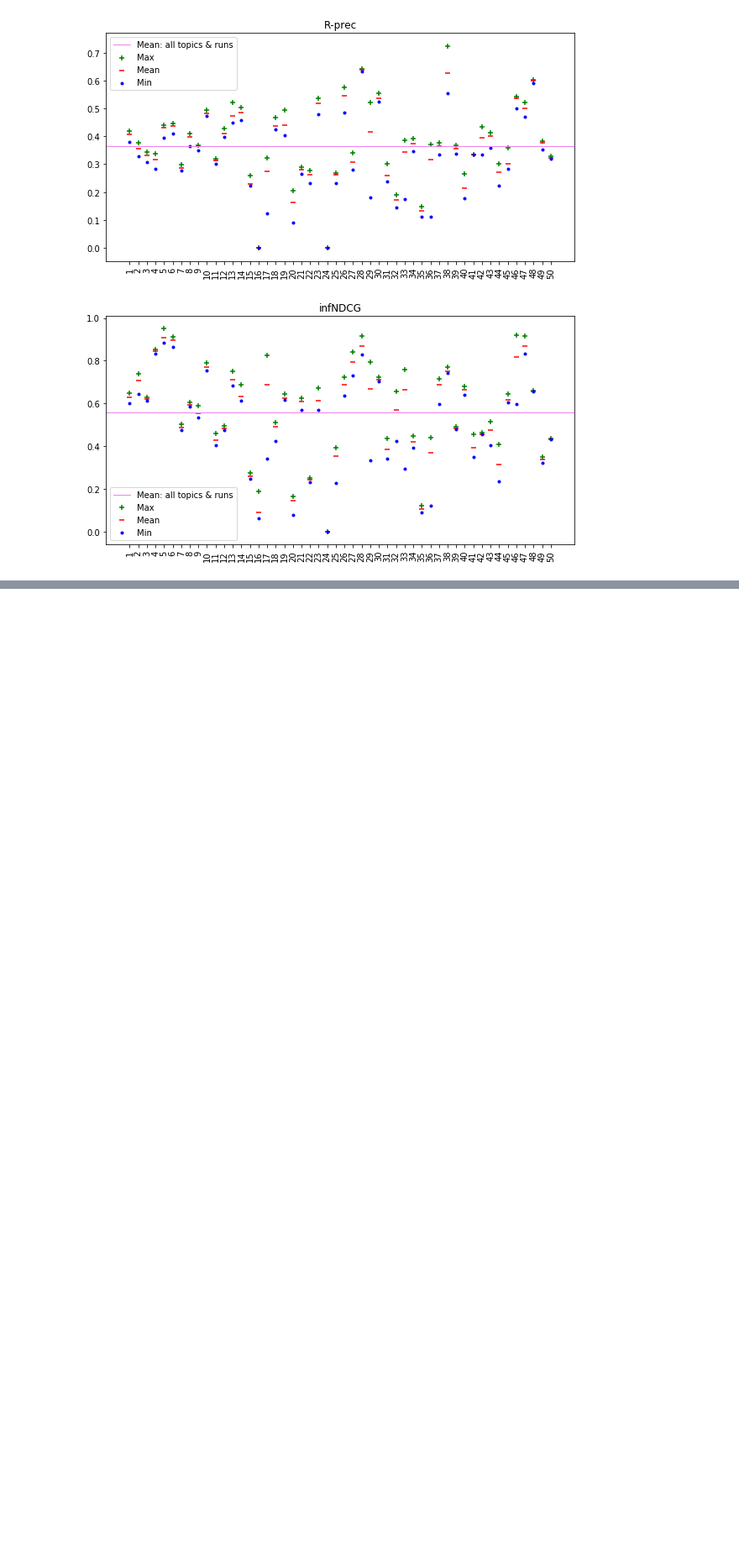
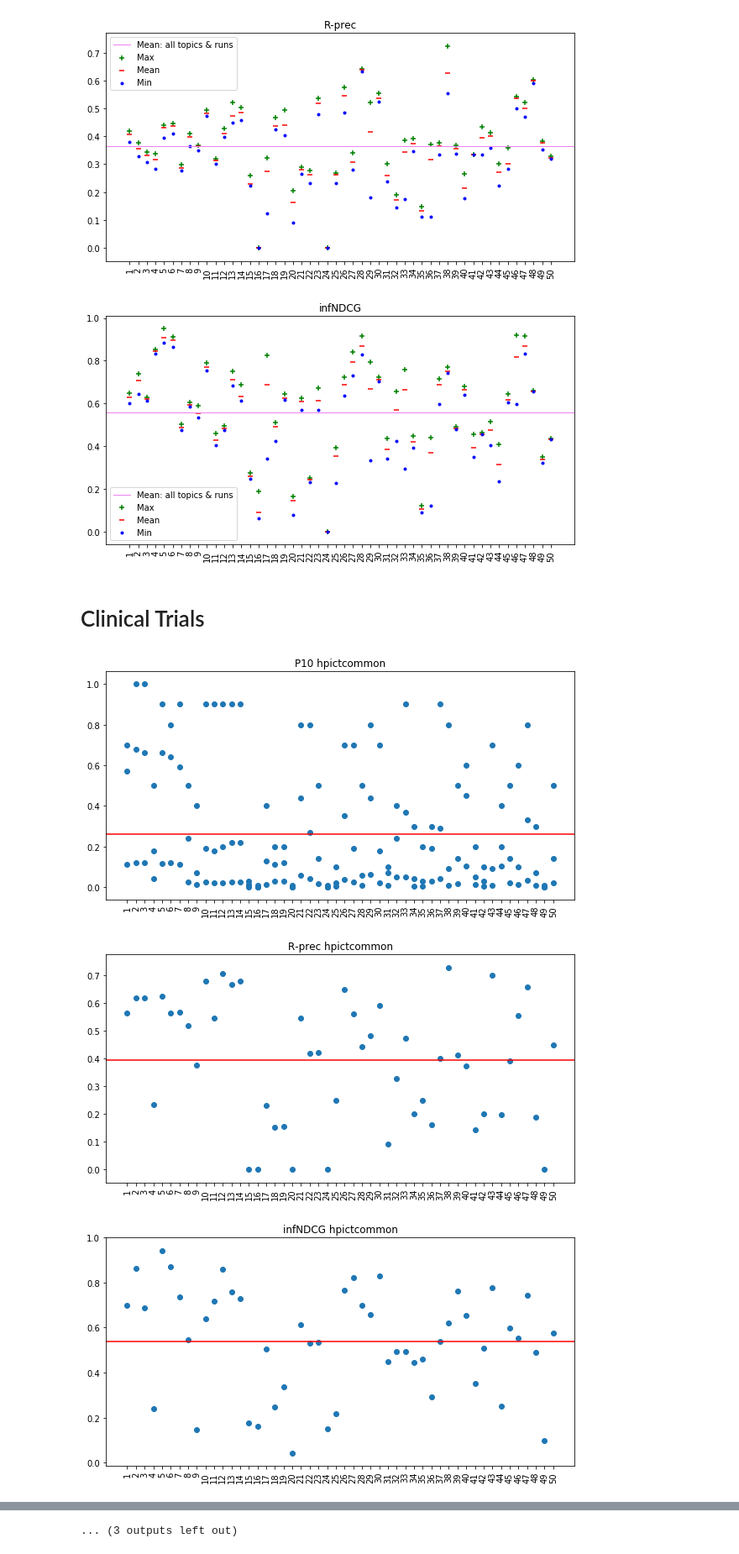
Before and after one commit to hyperlist/trec-pm, a Jupyter notebook: notebooks/Result-Analysis.ipynb, the cells around one changed output, grey strips where cells are left out. Shown: that part at 84% size. Cells and saved outputs as stored; diff of their text form; code cells hidden in the pictures; blank space fills up the shorter version.

Commit message:
Adding analysis of CT and automatic creation of folders to store the graphs

```diff
--- a/notebooks/Result-Analysis.ipynb
+++ b/notebooks/Result-Analysis.ipynb
@@ -120,3 +129,23 @@ for metric in metrics:
 [figure]
 [figure]
 [figure]
+# %% [markdown]
+# Clinical Trials
+# %%
+plt.rcParams['figure.figsize'] = [10, 5]
+filePath = "../docs/2018/final-results/clinical-trials"
+outputPath = "../results/analysis/clinical-trials"
+
+if not os.path.exists(outputPath):
+    os.makedirs(outputPath)
+
+metrics=["P10","R-prec","infNDCG"]
+runs=["hpictcommon","hpictbase","hpictall","hpictphrase","hpictboost"]
+# %%
+for run in runs:
+    for metric in metrics:
+        makeGraph(run, metric)
+# %% [output]
+[figure, added]
+[figure, added]
+[figure, added]
@@ -122,0 +161 @@ for metric in metrics:
+... (3 outputs left out)
```
Also changed, not shown: parts of 7 cells of this notebook.
